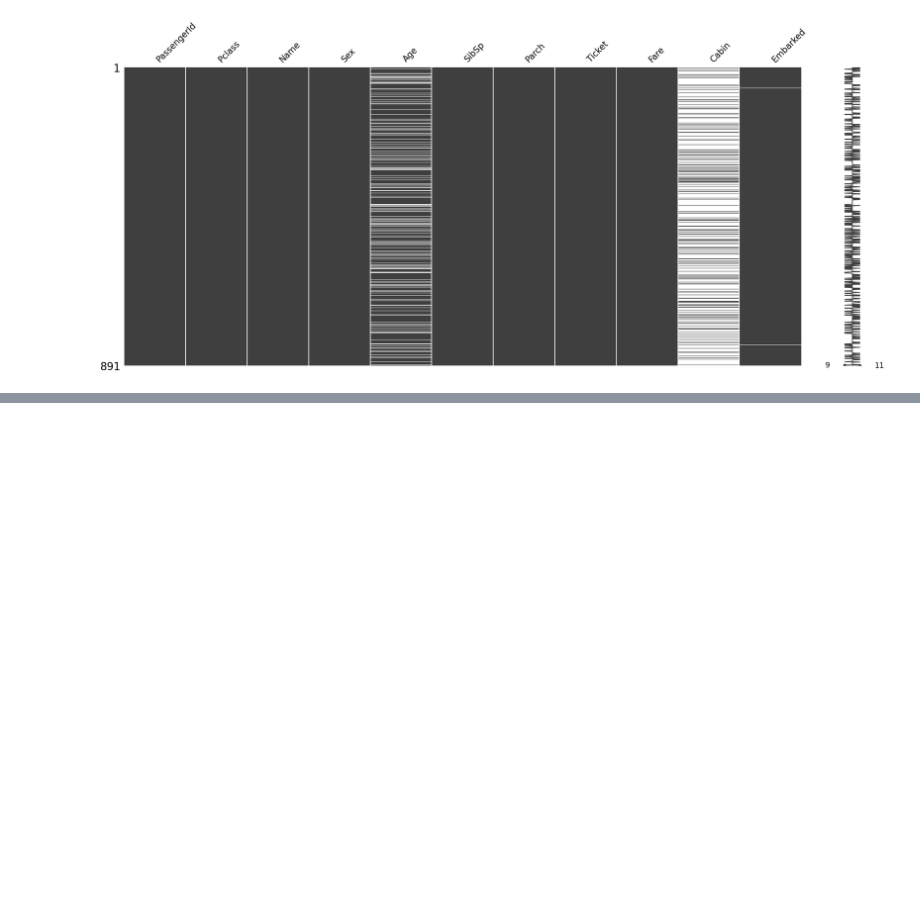
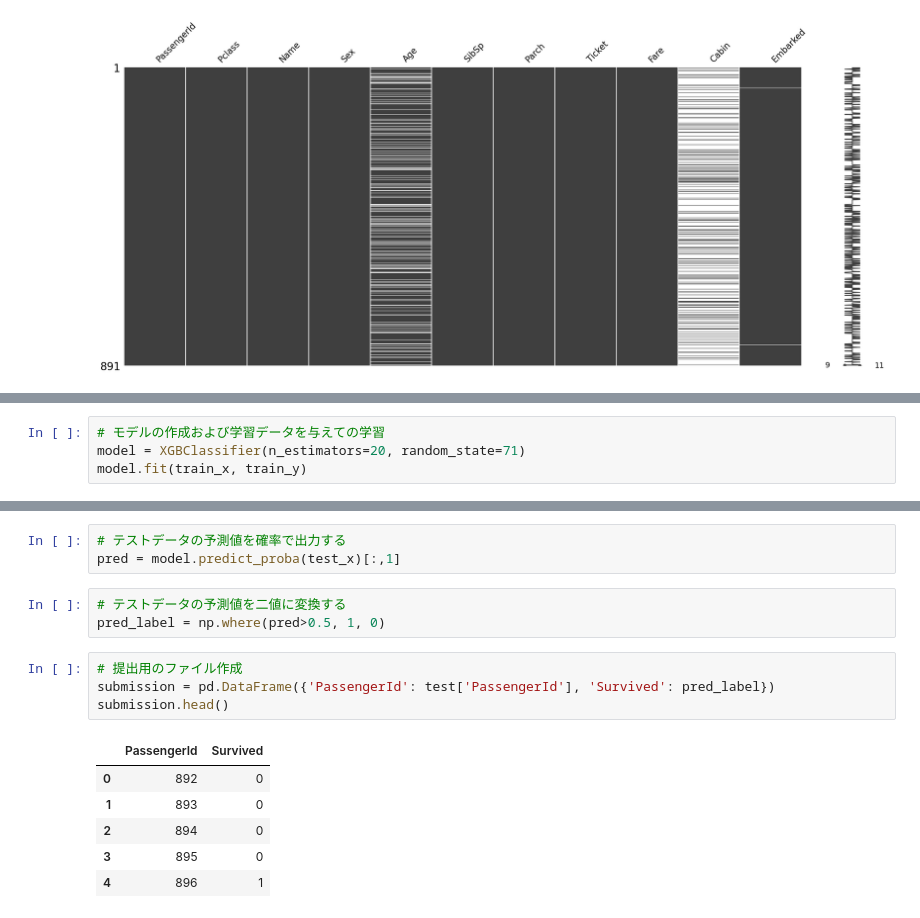
Before and after one commit to Louis-Guidi-DataSceintest/python, a Jupyter notebook: Titanic-Machine Learning from Disaster/titanic.ipynb, the cells around one changed output, grey strips where cells are left out. Saved outputs shown, nothing was run; the diff lists cells and outputs as text; blank space fills up the shorter version.

```diff
--- a/Titanic-Machine Learning from Disaster/titanic.ipynb
+++ b/Titanic-Machine Learning from Disaster/titanic.ipynb
@@ -29,0 +74,4 @@ train_x.head()
+# %%
+# モデルの作成および学習データを与えての学習
+model = XGBClassifier(n_estimators=20, random_state=71)
+model.fit(train_x, train_y)
@@ -29,0 +90,17 @@ train_x.head()
+# %%
+# テストデータの予測値を確率で出力する
+pred = model.predict_proba(test_x)[:,1]
+# %%
+# テストデータの予測値を二値に変換する
+pred_label = np.where(pred>0.5, 1, 0)
+# %%
+# 提出用のファイル作成
+submission = pd.DataFrame({'PassengerId': test['PassengerId'], 'Survived': pred_label})
+submission.head()
+# %% [output]
+|  | PassengerId | Survived |
+| 0 | 892 | 0 |
+| 1 | 893 | 0 |
+| 2 | 894 | 0 |
+| 3 | 895 | 0 |
+| 4 | 896 | 1 |
```
Also changed, not shown: parts of 10 cells of this notebook.
